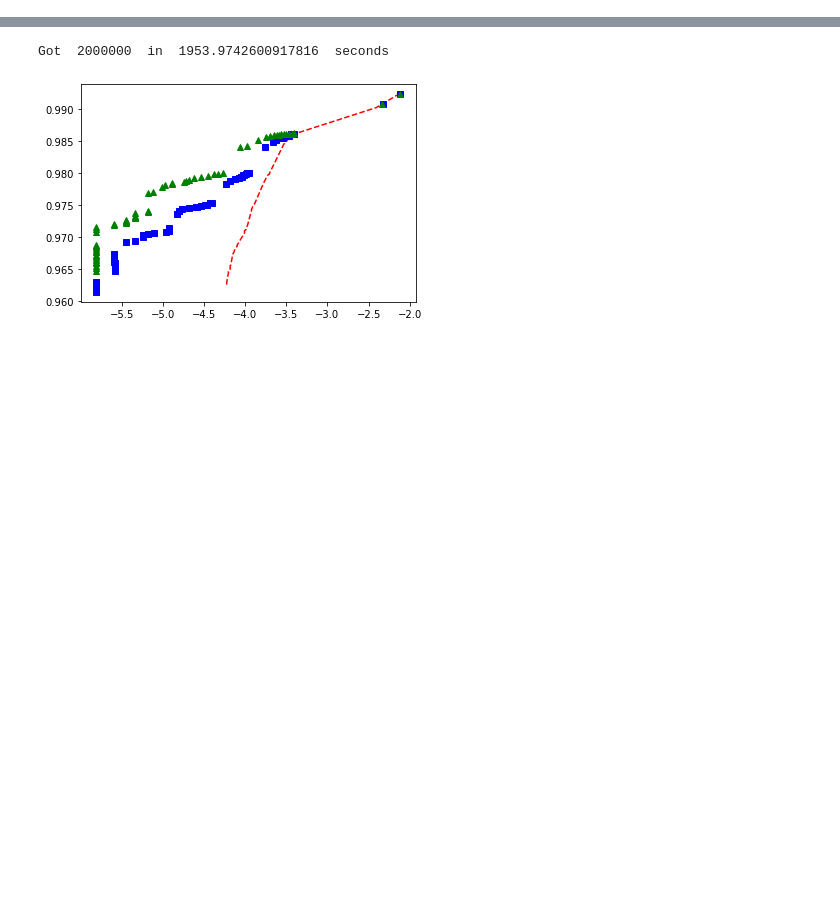
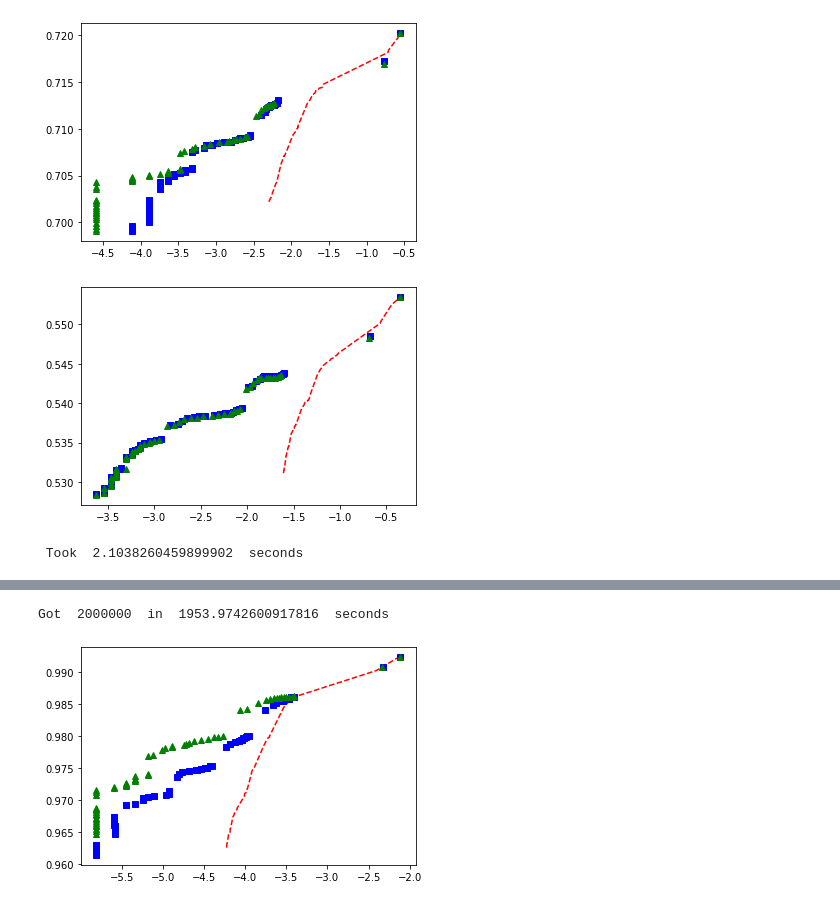
Before and after one commit to xchang1/giraffeCapExperiments, a Jupyter notebook: capper_rocs_paired.ipynb, the cells around one changed output, grey strips where cells are left out. Drawn from its saved outputs; the diff is of its cells as text; code cells hidden in the pictures; blank space fills up the shorter version.

Commit message:
Experimenting with changes to the paired end cap.

```diff
--- a/capper_rocs_paired.ipynb
+++ b/capper_rocs_paired.ipynb
@@ -24,9 +24,9 @@ Got  55478  in  35.75157308578491  seconds
 start_time = time.time()
 # Parse the hgsvc reads
 
-reads_hgsvc_small = PairedReads("minimizers_hgsvc_correct_paired",
-                                "minimizers_hgsvc_incorrect_paired",
-                                "minimizers_hgsvc_mixed_paired",
+reads_hgsvc_small = PairedReads("minimizers_hgsvc_paired/minimizers_correct",
+                                "minimizers_hgsvc_paired/minimizers_incorrect",
+                                "minimizers_hgsvc_paired/minimizers_mixed",
                                 max_correct_reads=40000)
 
 print("Got ", len(reads_hgsvc_small.reads), " in ", time.time() - start_time, " seconds")
@@ -35,10 +34,0 @@ Got  72512  in  42.579188108444214  seconds
-# %%
-def current_cap(r):
-    """
-    if r.xian_cap != p_inf:
-        print("what", r.capped_map_q, int(min(r.uncapped_map_q, r.xian_cap, r.vg_computed_cap, 60)), r.uncapped_map_q, r.xian_cap, r.vg_computed_cap)
-    if r.capped_map_q != int(min(r.uncapped_map_q, r.xian_cap, r.vg_computed_cap, 60)):
-        print("wait", r.capped_map_q, int(min(r.uncapped_map_q, r.xian_cap, r.vg_computed_cap, 60)),
-                r.uncapped_map_q, r.xian_cap, r.vg_computed_cap)
-    """
-    return r.capped_map_q  # round(min(r.uncapped_map_q, f(r.xian_cap), r.vg_computed_cap, 60))
@@ -170,3 +38,66 @@ print(" Took ", time.time() - start_time, " seconds")
+# %%
+## Make the small plots
+def add_log(x, y):
+    if (x > y):
+        return x + math.log(1.0 + math.exp(y - x))
+    else:
+        return y + math.log(1.0 + math.exp(x - y))
+
+def calc_map_q(r):
+    if len(r.alignment_scores) == 0:
+        return 0.0
+
+    c = 1.38333
+
+    def alignment_score(a):
+        return a.score1 * c + a.score2 * c + a.log_likelihood
+
+    def modified_alignment_score(a):
+        #m = a.equivalent_or_better_clusters # Equivalent clusters
+        #n = a.equivalent_clusters_kept # Equivalent clusters kept
+        #assert m >= n
+        assert a.multiplicity >= 0
+        k = a.multiplicity #+ (m - n)/n
+        return alignment_score(a) + (math.log(k) if k > 1 else 0.0)
+
+    log_sum_exp = modified_alignment_score(r.alignment_scores[0])
+    for a in r.alignment_scores[1:]: # Add from smallest to largest
+        log_sum_exp = add_log(log_sum_exp, modified_alignment_score(a))
+
+    max_score = alignment_score(r.alignment_scores[-1])
+
+    if max_score == log_sum_exp:
+        return capper.p_inf
+
+    return -10 * math.log10(1.0 - math.exp(max_score - log_sum_exp))
+
+def proposed_cap(r):
+    map_q = calc_map_q(r)
+    escape_bonus = 1.0 if map_q < capper.p_inf else 2.0
+    return int(min(r.xian_cap, (r.faster_cap_precomputed +
+                                r.pair.faster_cap_precomputed) * escape_bonus, map_q, 120)/2.0)
+
+def make_rocs(reads):
+    # Make ROC curves
+    roc_unmodified = reads.get_roc()
+    #print("Roc unmodified", roc_unmodified)
+    roc_adam_modified = reads.get_roc(map_q_fn=current_cap)
+    #print("Roc adam modified ", roc_adam_modified)
+    start_time = time.time()
+    roc_new_sum_modified = reads.get_roc(map_q_fn=proposed_cap)
+    #print("Roc mode modified (time:{}) ".format(time.time()-start_time), roc_new_sum_modified)
+    #Reads.plot_rocs([roc_unmodified, roc_adam_modified, roc_new_sum_modified])
+
+    PairedReads.plot_rocs([roc_unmodified, roc_adam_modified, roc_new_sum_modified ])
+
+start_time = time.time()
+make_rocs(reads_1kg_small)
+make_rocs(reads_hgsvc_small)
+print(" Took ", time.time() - start_time, " seconds")
+# %% [output]
+[figure, added]
+[figure, added]
+ Took  2.1038260459899902  seconds
 # %%
 start_time = time.time()
 # Parse the hgsvc reads
```
Also changed, not shown: parts of 5 cells of this notebook, 2 other files.
